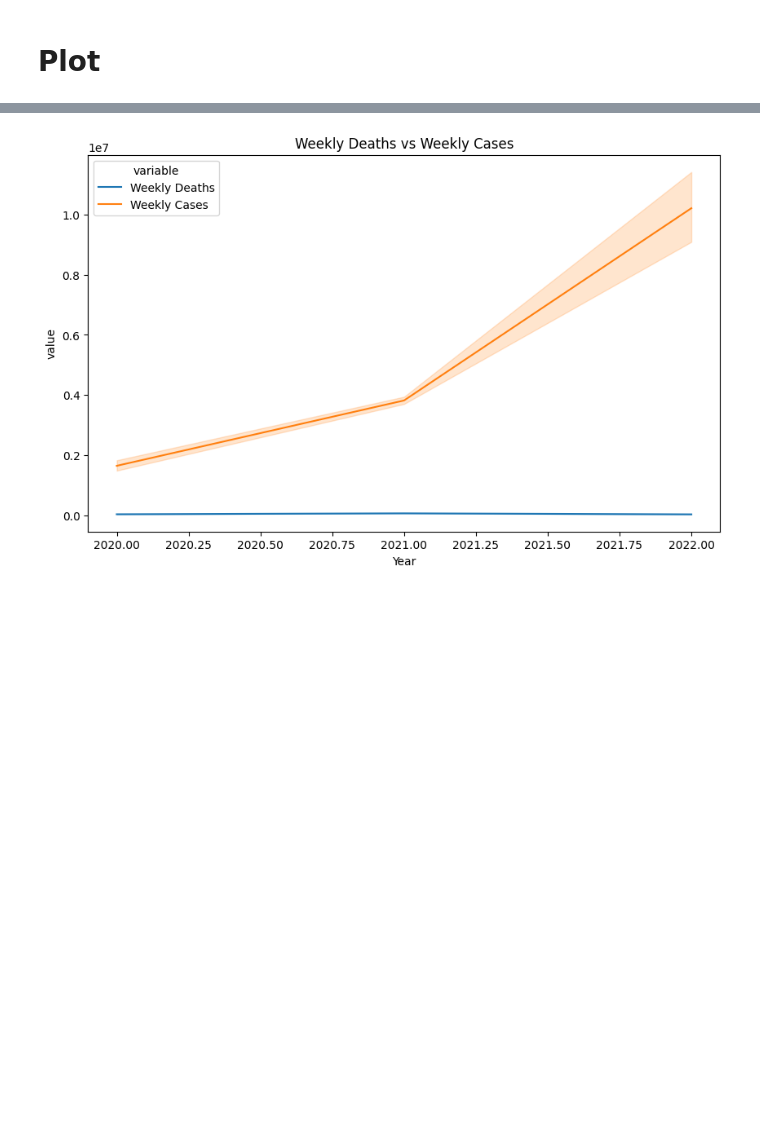
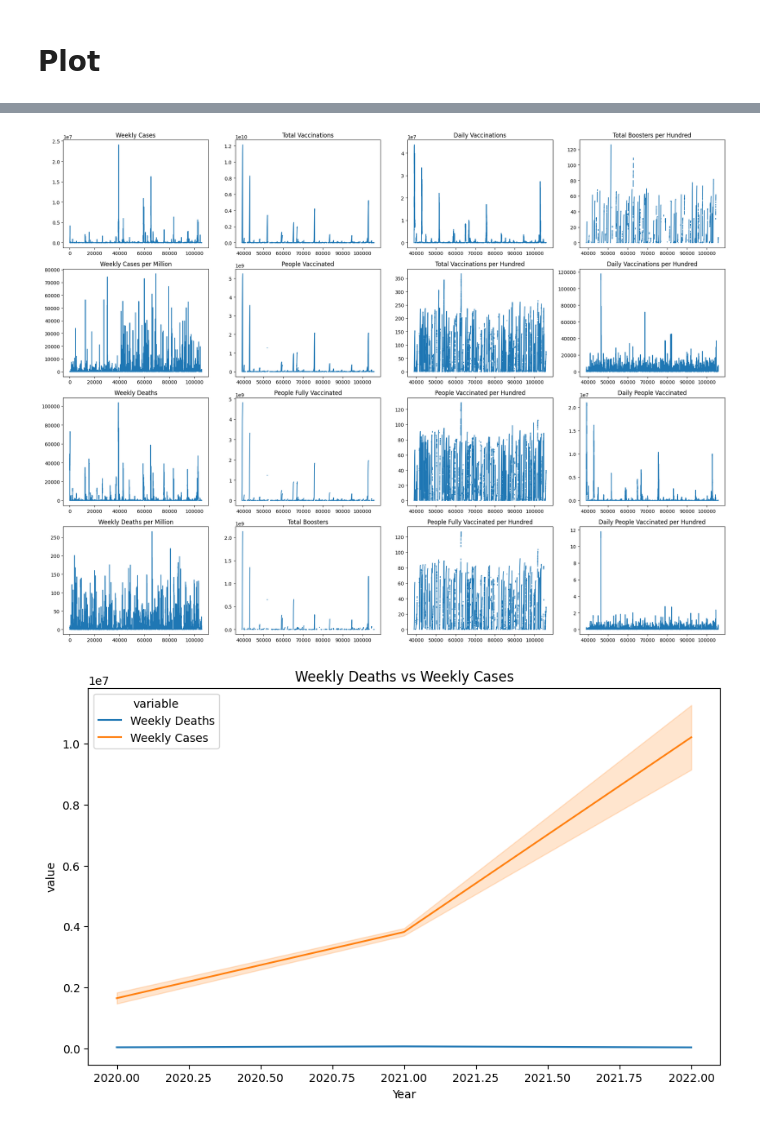
Before and after one commit to BiancaCarneiro/Covid-Prediction, a Jupyter notebook: project/notebooks/covid_visualization.ipynb, the cells around one changed output, grey strips where cells are left out. Cells and saved outputs as stored; diff of their text form; code cells hidden in the pictures; blank space fills up the shorter version.

```diff
--- a/project/notebooks/covid_visualization.ipynb
+++ b/project/notebooks/covid_visualization.ipynb
@@ -162,3 +168,25 @@ plt.show()
+# %%
+wanted_cols = ['Weekly Cases', 'Weekly Cases per Million', 'Weekly Deaths',
+               'Weekly Deaths per Million', 'Total Vaccinations',
+                'People Vaccinated', 'People Fully Vaccinated', 'Total Boosters',
+                'Daily Vaccinations', 'Total Vaccinations per Hundred',
+                'People Vaccinated per Hundred', 'People Fully Vaccinated per Hundred',
+                'Total Boosters per Hundred', 'Daily Vaccinations per Hundred',
+                'Daily People Vaccinated', 'Daily People Vaccinated per Hundred']
+grid_size = 4
+fig, ax = plt.subplots(grid_size, grid_size, figsize=(20, 15))
+i, j = 0, 0
+for col in wanted_cols:
+    ax[i][j].plot(df_train[col])
+    ax[i][j].set_title(col)
+    i += 1
+    if i % grid_size == 0:
+        j += 1
+        i = 0
+fig.tight_layout()
+plt.show()
+# %% [output]
+[figure, added]
 # %%
 plt.figure(figsize=(10, 6))
 sns.lineplot(data=pd.melt(df_train.loc[df_train["Location"] == "World"][["Weekly Deaths", "Year", "Weekly Cases"]], ['Year']), x="Year", y='value', hue='variable')
```
Also changed, not shown: parts of 2 cells of this notebook, 2 other files.
